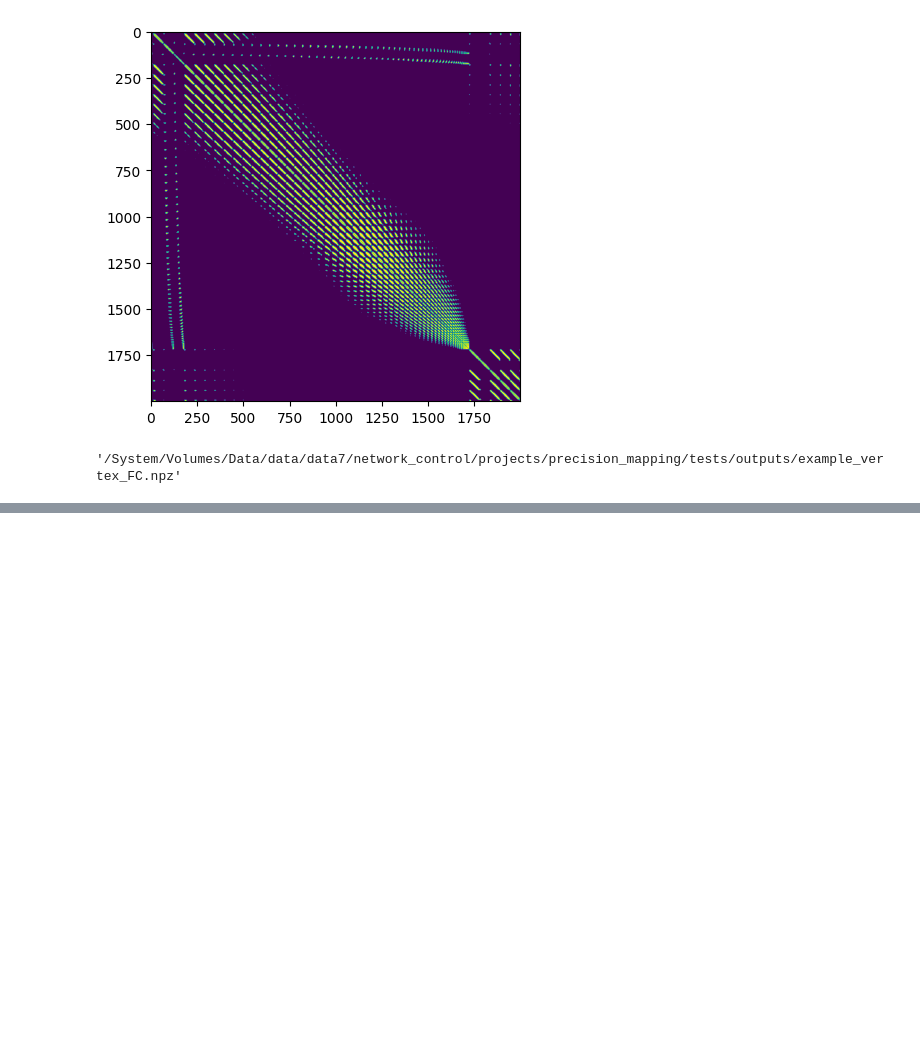
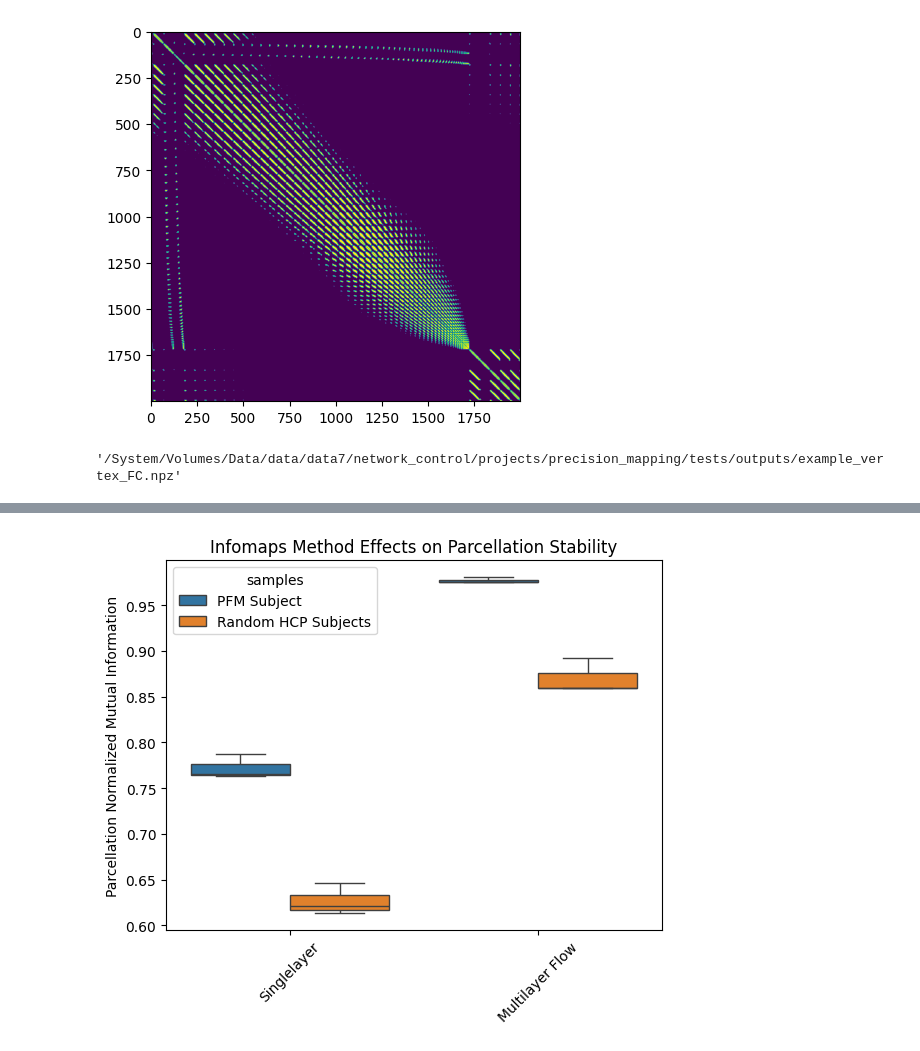
Before and after one commit to cole-khamnei/precision_mapping, a Jupyter notebook: notebooks/dev_nb.ipynb, the cells around one changed output, grey strips where cells are left out. Saved outputs shown, nothing was run; the diff lists cells and outputs as text; code cells hidden in the pictures; blank space fills up the shorter version.

```diff
--- a/notebooks/dev_nb.ipynb
+++ b/notebooks/dev_nb.ipynb
@@ -234,0 +551,13 @@ fc.generate_correlation_matrix(TEST_DTSERIES_PATH, TEST_OUTPUT_VERTEX_FC_PATH,
+# %%
+sd = pd.DataFrame({
+                   "Singlelayer - PFM Subject": imi_combos_d_s,
+                   "Multilayer Flow - PFM Subject":imf_combos_d_s,
+                   "Singlelayer - Random HCP Subjects": imi_hcp_combos_d_s,
+                   "Multilayer Flow - Random HCP Subjects":imf_hcp_combos_d_s,
+                   "x": np.arange(3)})
+sd = sd.melt(id_vars=["x"])
+sd
+
+sd["method"] = sd["variable"].str.split("-").str[0].str.strip()
+sd["samples"] = sd["variable"].str.split("-").str[1].str.strip()
+sd
@@ -234,0 +578,12 @@ fc.generate_correlation_matrix(TEST_DTSERIES_PATH, TEST_OUTPUT_VERTEX_FC_PATH,
+# %%
+fig, ax = plt.subplots()
+# sns.boxplot(data=sd, x="samples", y="value", hue="method", ax=ax)
+# ax.set(xlabel="Parcellation Normalized Mutual Information", ylabel="")
+
+sns.boxplot(data=sd, x="method", y="value", hue="samples", ax=ax)
+ax.set(ylabel="Parcellation Normalized Mutual Information", xlabel="")
+ax.set_title("Infomaps Method Effects on Parcellation Stability")
+ax.tick_params(axis='x', labelrotation=45)
+# ax.set_ylim(0, 1.05)
+# %% [output]
+[figure, added]
```
Also changed, not shown: parts of 38 cells of this notebook, 6 other files.
